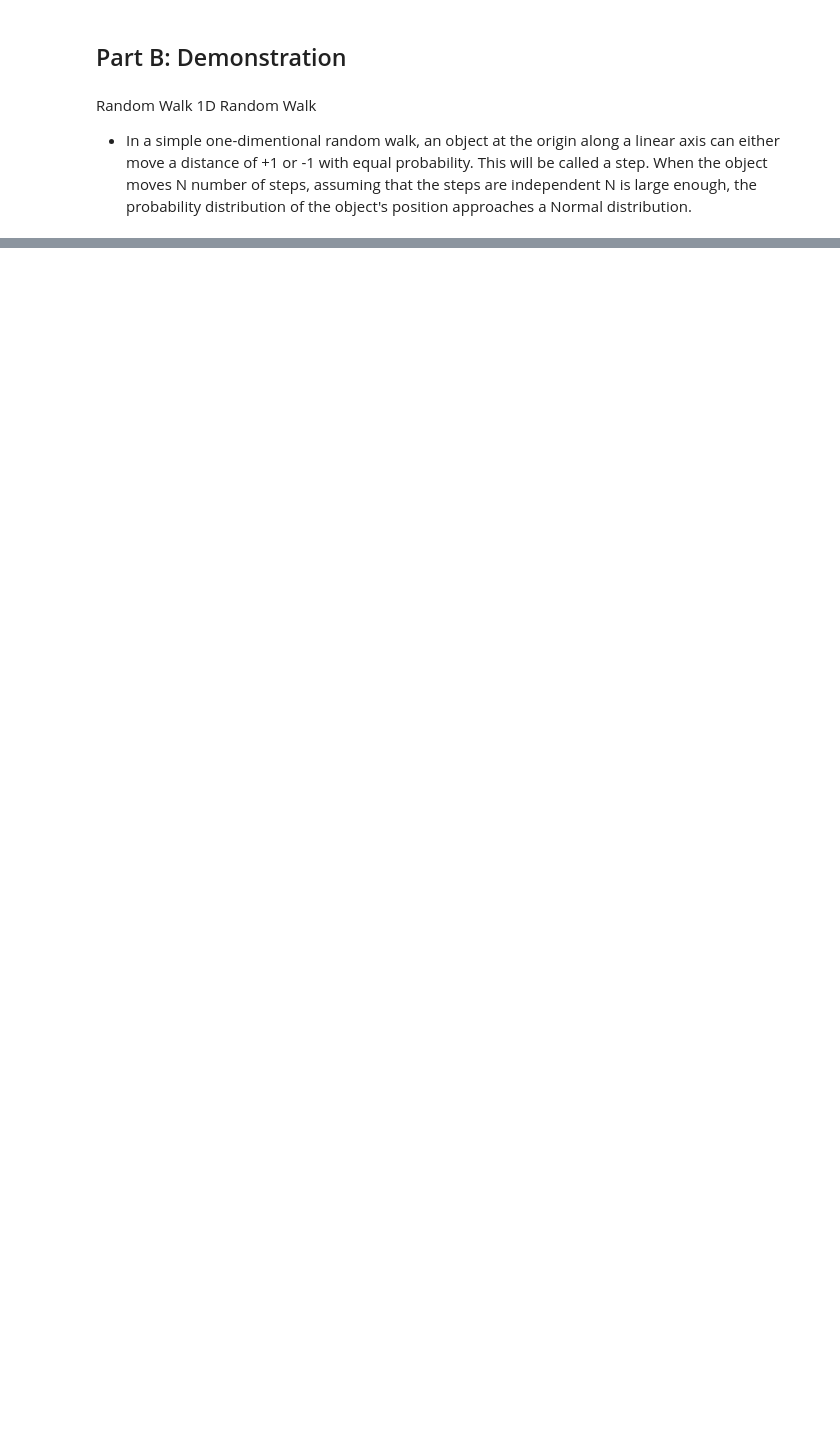
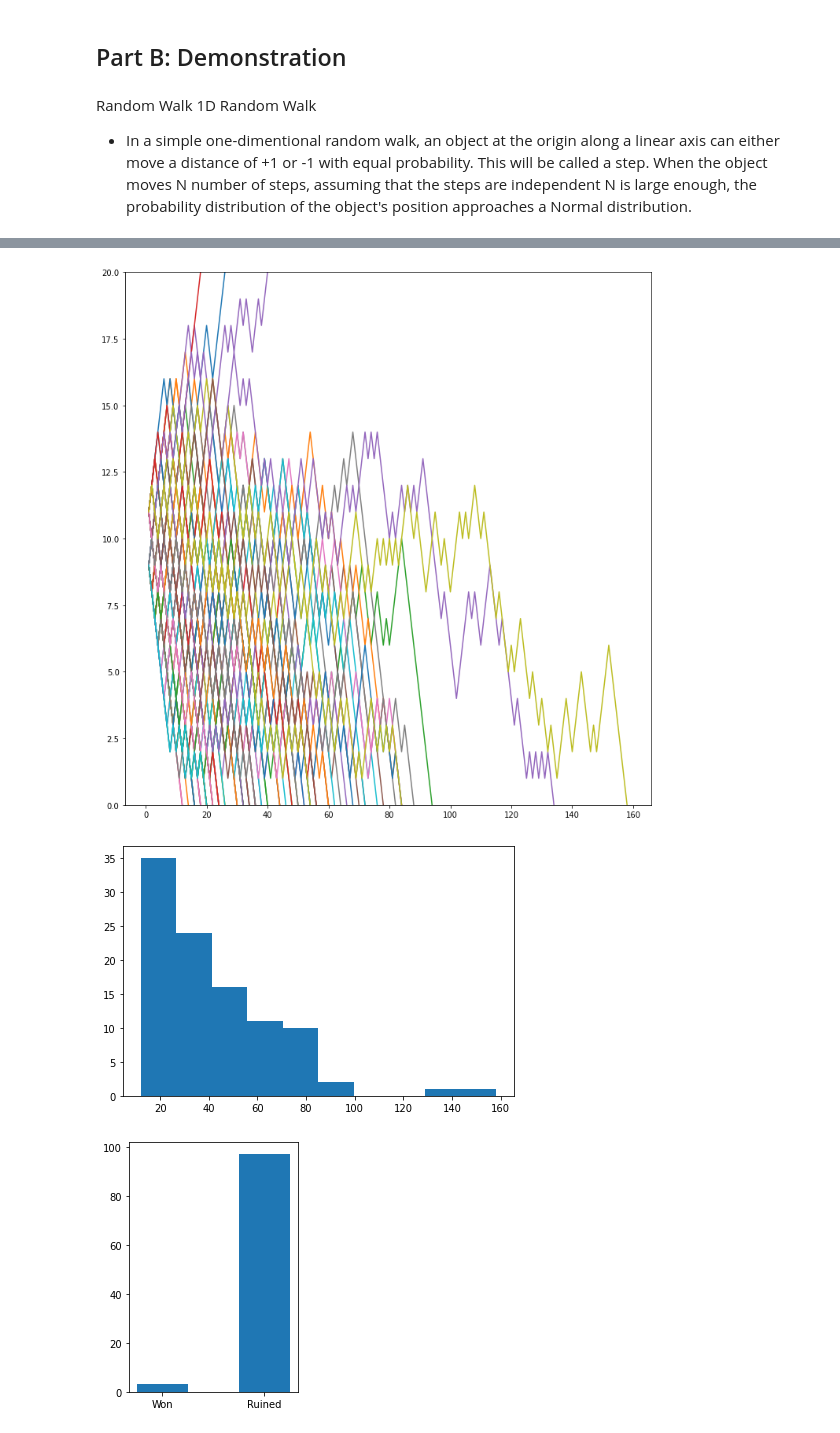
Before and after one commit to kubrian/central-weiner-theorem, a Jupyter notebook: Central Weiner Theorem.ipynb, the cells around one changed output, grey strips where cells are left out. Drawn from its saved outputs; the diff is of its cells as text; code cells hidden in the pictures; blank space fills up the shorter version.

```diff
--- a/Central Weiner Theorem.ipynb
+++ b/Central Weiner Theorem.ipynb
@@ -213,0 +325,6 @@ plt.show()
+# %%
+gamblers_ruin_simulator(10, 20, 0.4, 100)
+# %% [output]
+[figure, added]
+[figure, added]
+[figure, added]
```
Also changed, not shown: parts of 13 cells of this notebook.
